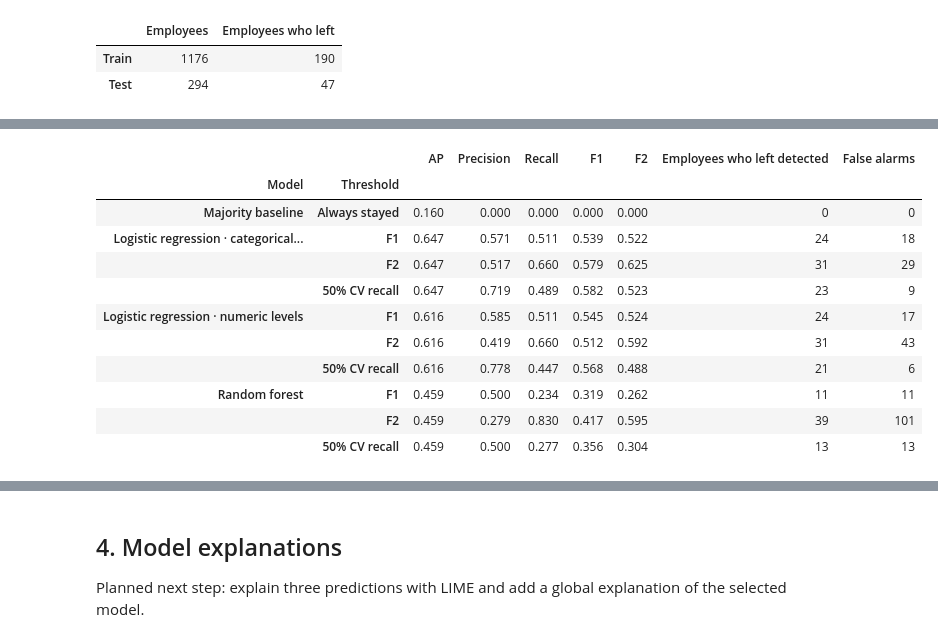
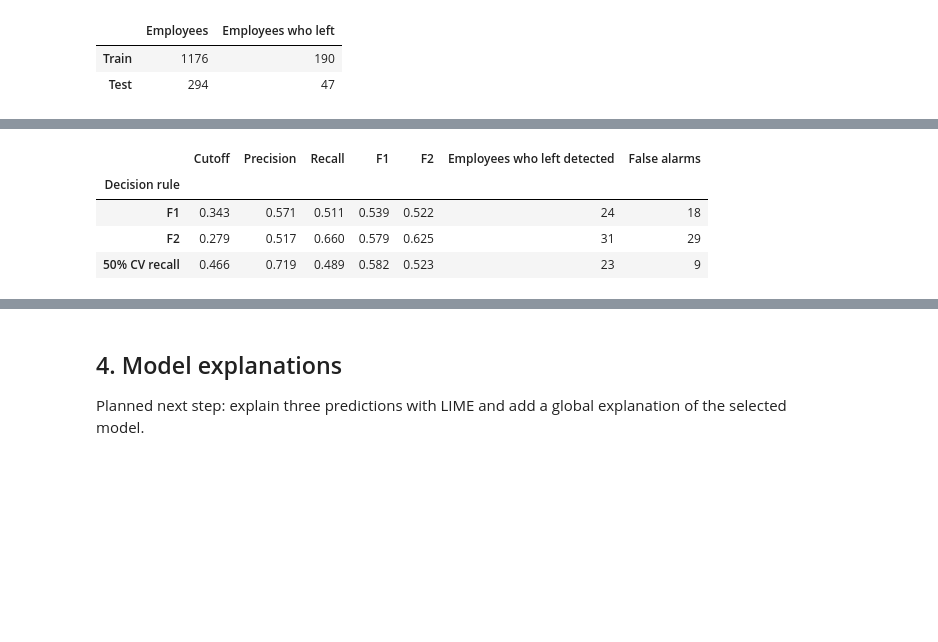
Before and after one commit to johanneswbr/medco-passau-xai, a Jupyter notebook: model_xai.ipynb, the cells around one changed output, grey strips where cells are left out. Cells and saved outputs as stored; diff of their text form; code cells hidden in the pictures; blank space fills up the shorter version.

```diff
--- a/model_xai.ipynb
+++ b/model_xai.ipynb
@@ -188,24 +199,20 @@ def choose_thresholds(labels, scores):
         denominator = (beta_squared * precision + recall).clip(min=1e-12)
         f_beta = (1 + beta_squared) * precision * recall / denominator
         choices[f"F{beta}"] = float(thresholds[f_beta.argmax()])
+
     recall_target = 0.50
     choices[f"{recall_target:.0%} CV recall"] = float(thresholds[recall >= recall_target][-1])
     return choices
 
-model_thresholds = {
-    model_name: choose_thresholds(y_train, out_of_fold_scores[model_name])
-    for model_name in searches
-}
+decision_thresholds = choose_thresholds(y_train, out_of_fold_scores[selected_name])
 with parallel_config(backend="loky", inner_max_num_threads=1):
-    fitted_searches = {name: clone(search).fit(X_train, y_train) for name, search in searches.items()}
+    final_search = clone(searches[selected_name]).fit(X_train, y_train)
 
-selected_model = fitted_searches[selected_name].best_estimator_
-decision_threshold = model_thresholds[selected_name]["F1"]
+selected_model = final_search.best_estimator_
+decision_threshold = decision_thresholds["F1"]
 print("Selected hyperparameters:")
-for parameter, value in fitted_searches[selected_name].best_params_.items():
+for parameter, value in final_search.best_params_.items():
     print(f"  {parameter}: {value}")
-
-display(pd.DataFrame(model_thresholds).T.round(3))
 # %% [output]
 Selected hyperparameters:
   columntransformer__skewed: PowerTransformer()
@@ -222,33 +225,23 @@ Compare the fitted models with the always-stayed baseline. AP summarizes the ent
 # %%
-def summarize_predictions(labels, scores, predictions):
-    return {
-        "AP": average_precision_score(labels, scores),
-        "Precision": precision_score(labels, predictions, zero_division=0),
-        "Recall": recall_score(labels, predictions, zero_division=0),
-        "F1": f1_score(labels, predictions, zero_division=0),
-        "F2": fbeta_score(labels, predictions, beta=2, zero_division=0),
-        "Employees who left detected": int((predictions & labels.eq(1)).sum()),
-        "False alarms": int((predictions & labels.eq(0)).sum()),
-    }
-
-baseline = DummyClassifier(strategy="most_frequent").fit(X_train, y_train)
-baseline_scores = baseline.predict_proba(X_test)[:, 1]
-test_results = {
-    ("Majority baseline", "Always stayed"): summarize_predictions(
-        y_test, baseline_scores, baseline.predict(X_test).astype(bool)
-    )
-}
-for model_name in cv_results.index:
-    model_scores = fitted_searches[model_name].predict_proba(X_test)[:, 1]
-    for threshold_name, threshold in model_thresholds[model_name].items():
-        test_results[(model_name, threshold_name)] = summarize_predictions(
-            y_test, model_scores, model_scores >= threshold
-        )
-
-test_metrics = pd.DataFrame.from_dict(test_results, orient="index")
-test_metrics.index.names = ["Model", "Threshold"]
-display(test_metrics.round(3))
-
 test_scores = selected_model.predict_proba(X_test)[:, 1]
 test_predictions = test_scores >= decision_threshold
+test_ap = average_precision_score(y_test, test_scores)
+print(f"Test average precision: {test_ap:.3f} (constant-score reference: {y_test.mean():.3f})")
+
+test_rows = []
+for threshold_name, threshold in decision_thresholds.items():
+    predictions = test_scores >= threshold
+    test_rows.append({
+        "Decision rule": threshold_name,
+        "Cutoff": threshold,
+        "Precision": precision_score(y_test, predictions, zero_division=0),
+        "Recall": recall_score(y_test, predictions, zero_division=0),
+        "F1": f1_score(y_test, predictions, zero_division=0),
+        "F2": fbeta_score(y_test, predictions, beta=2, zero_division=0),
+        "Employees who left detected": int((predictions & y_test.eq(1)).sum()),
+        "False alarms": int((predictions & y_test.eq(0)).sum()),
+    })
+
+test_metrics = pd.DataFrame(test_rows).set_index("Decision rule")
+display(test_metrics.round(3))
 # %% [output]
@@ -255,13 +249,6 @@ test_predictions = test_scores >= decision_threshold
-|  |  | AP | Precision | Recall | F1 | F2 | Employees who left detected | False alarms |
-| Model | Threshold |  |  |  |  |  |  |  |
-| Majority baseline | Always stayed | 0.160 | 0.000 | 0.000 | 0.000 | 0.000 | 0 | 0 |
-| Logistic regression · categorical... | F1 | 0.647 | 0.571 | 0.511 | 0.539 | 0.522 | 24 | 18 |
-|  | F2 | 0.647 | 0.517 | 0.660 | 0.579 | 0.625 | 31 | 29 |
-|  | 50% CV recall | 0.647 | 0.719 | 0.489 | 0.582 | 0.523 | 23 | 9 |
-| Logistic regression · numeric levels | F1 | 0.616 | 0.585 | 0.511 | 0.545 | 0.524 | 24 | 17 |
-|  | F2 | 0.616 | 0.419 | 0.660 | 0.512 | 0.592 | 31 | 43 |
-|  | 50% CV recall | 0.616 | 0.778 | 0.447 | 0.568 | 0.488 | 21 | 6 |
-| Random forest | F1 | 0.459 | 0.500 | 0.234 | 0.319 | 0.262 | 11 | 11 |
-|  | F2 | 0.459 | 0.279 | 0.830 | 0.417 | 0.595 | 39 | 101 |
-|  | 50% CV recall | 0.459 | 0.500 | 0.277 | 0.356 | 0.304 | 13 | 13 |
+|  | Cutoff | Precision | Recall | F1 | F2 | Employees who left detected | False alarms |
+| Decision rule |  |  |  |  |  |  |  |
+| F1 | 0.343 | 0.571 | 0.511 | 0.539 | 0.522 | 24 | 18 |
+| F2 | 0.279 | 0.517 | 0.660 | 0.579 | 0.625 | 31 | 29 |
+| 50% CV recall | 0.466 | 0.719 | 0.489 | 0.582 | 0.523 | 23 | 9 |
 # %% [markdown]
```
Also changed, not shown: parts of 15 cells of this notebook, 1 other file.
